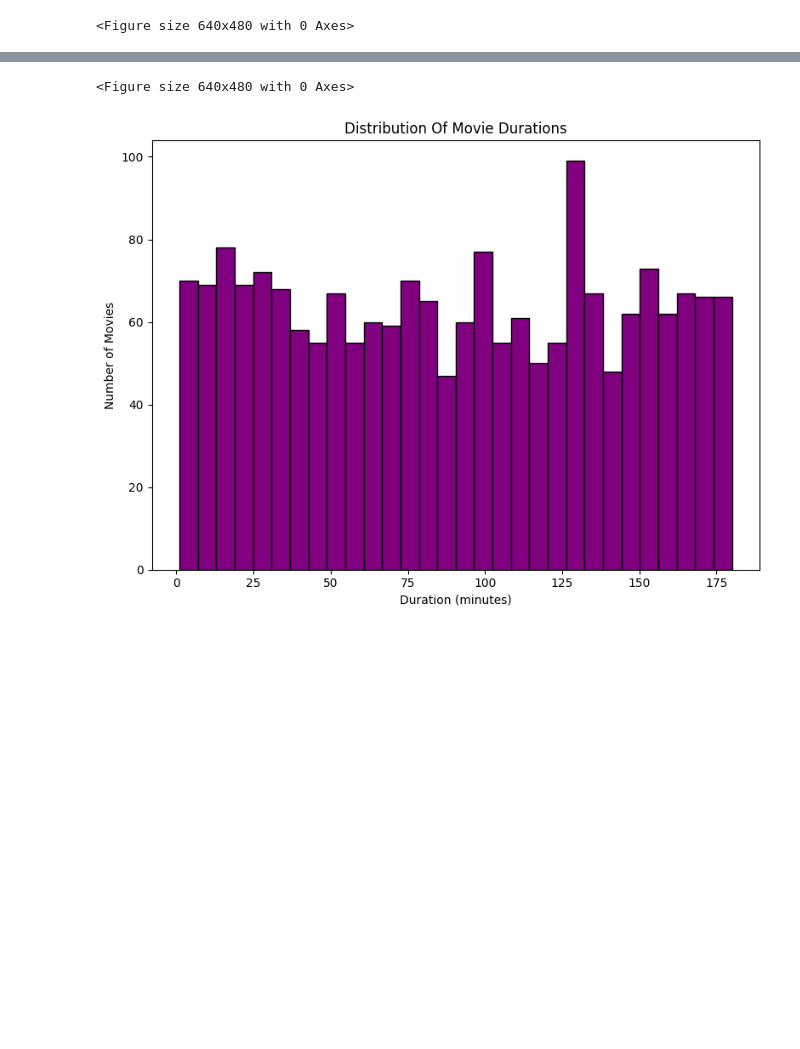
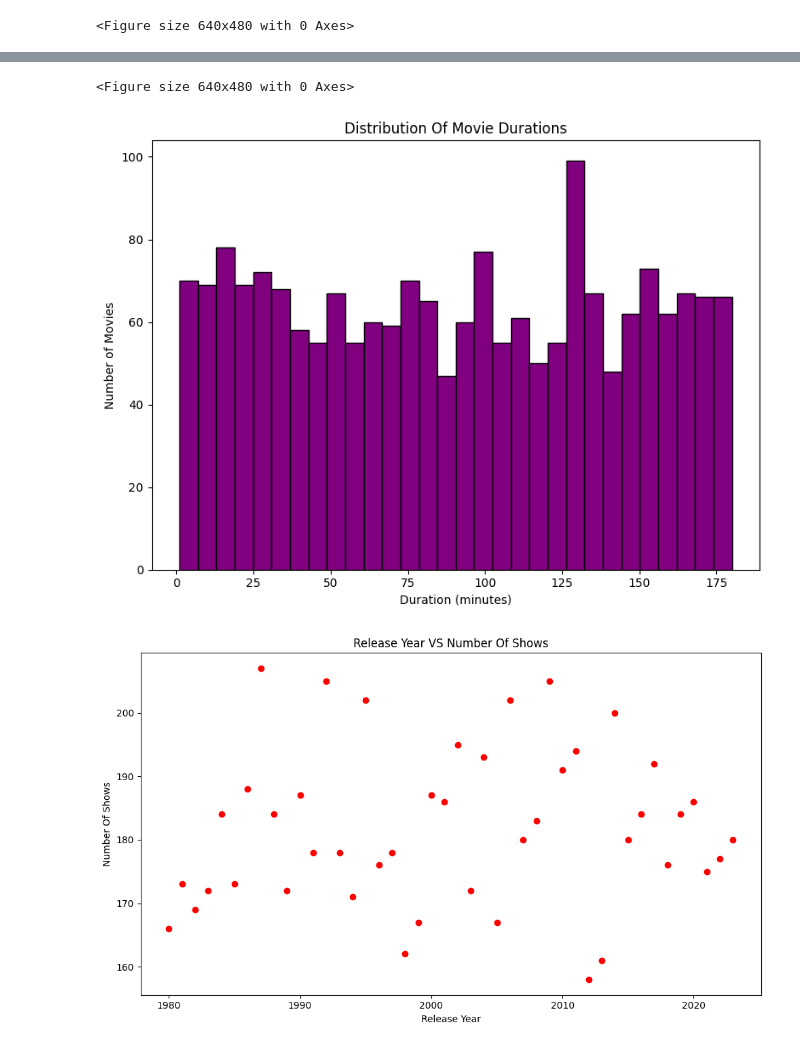
Before and after one commit to Atharva0987/Netflix-Matplotlib-Project, a Jupyter notebook: chapter_appendix-tools-for-deep-learning/jupyter.ipynb, the cells around one changed output, grey strips where cells are left out. Drawn from its saved outputs; the diff is of its cells as text; code cells hidden in the pictures; blank space fills up the shorter version.

```diff
--- a/chapter_appendix-tools-for-deep-learning/jupyter.ipynb
+++ b/chapter_appendix-tools-for-deep-learning/jupyter.ipynb
@@ -47,30 +47,51 @@ plt.xlabel('Duration (minutes)')
 plt.ylabel('Number of Movies')
 plt.tight_layout()
 plt.savefig('Movie_Duration_Histogram.png')
 plt.show()
+
+release_counts = df['release_year'].value_counts().sort_index()
+plt.figure(figsize=(10,6))
+plt.scatter(release_counts.index, release_counts.values, color='red')
+plt.title('Release Year VS Number Of Shows')
+plt.xlabel('Release Year')
+plt.ylabel('Number Of Shows')
+plt.tight_layout()
+plt.savefig('release_year_Scatter.png')
+plt.show()
+
+country_counts = df['country'].value_counts().head(10)
+plt.figure(figsize=(8,6))
+plt.barh(country_counts.index, country_counts.values, color='teal')
+plt.title('Top 10 Country By Number Of Shows')
+plt.xlabel('Number Of Shows')
+plt.ylabel('Country')
+plt.tight_layout()
+plt.savefig('Top10_Country.png')
+plt.show()
 # %% [output]
   show_id     type                title      director                  cast  \
 0      s1    Movie         The Crown 22  Director 137    Actor 3, Actor 893
 1      s2    Movie    House of Cards 34    Director 3  Actor 418, Actor 555
 2      s3    Movie            Narcos 25   Director 22  Actor 206, Actor 990
 3      s4    Movie  Better Call Saul 28  Director 151  Actor 476, Actor 626
 4      s5  TV Show       Money Heist 95   Director 30   Actor 56, Actor 777
 
          country   date_added  release_year rating    duration    listed_in  \
 0        Germany  19-Nov-2016          1988  TV-MA  10 Seasons  Documentary
 1         Canada  16-Oct-2020          2007  TV-14     127 min       Comedy
 2  United States  26-May-2016          2008  TV-PG   8 Seasons       Comedy
 3  United States   3-Apr-2016          2009  PG-13   2 Seasons       Action
 4        Germany  22-Jul-2018          1990      R      26 min        Drama
 
                                      description
 0  This is a Horror show/movie about friendship.
 1      This is a Comedy show/movie about family.
 2         This is a Drama show/movie about love.
 3  This is a Horror show/movie about friendship.
 4      This is a Sci-Fi show/movie about family.
 [figure]
 <Figure size 640x480 with 0 Axes>
 [figure]
 <Figure size 640x480 with 0 Axes>
 [figure]
+[figure, added]
```
Also changed, not shown: parts of 3 cells of this notebook.
